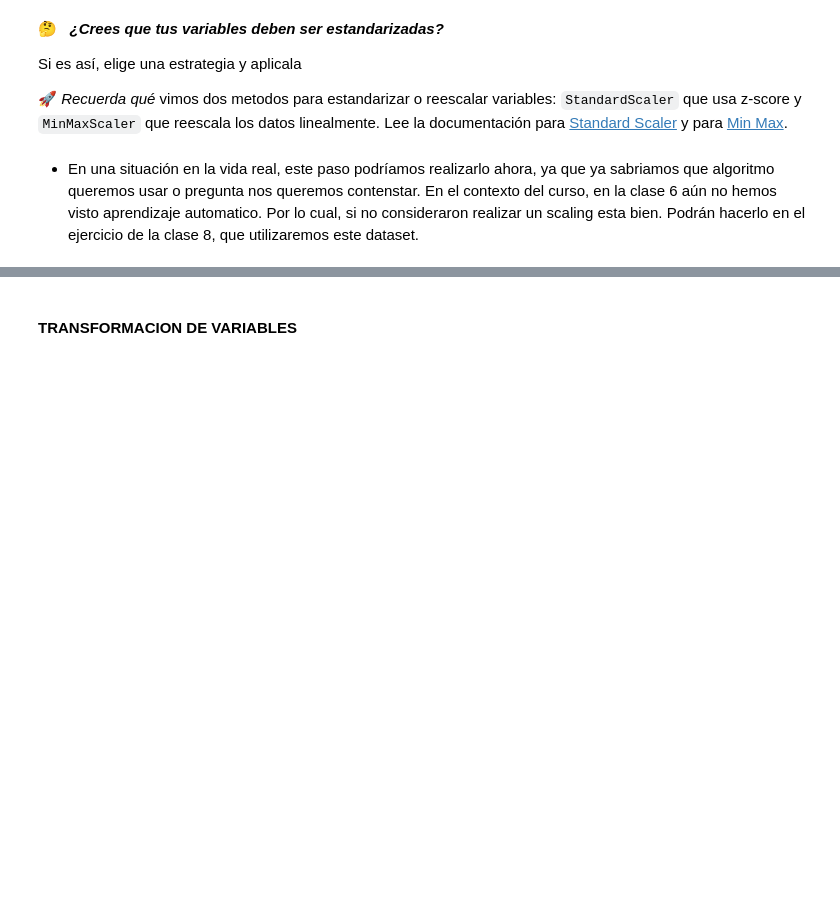
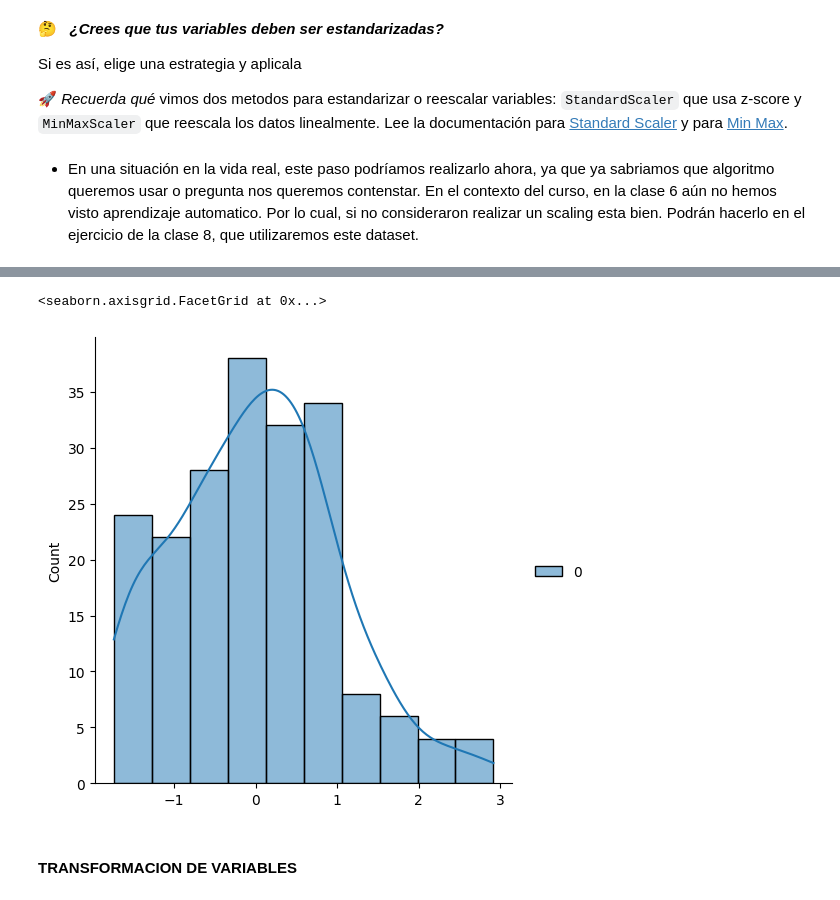
Before and after one commit to antonellafontanetto/DataScience, a Jupyter notebook: Notebook_13.ipynb, the cells around one changed output, grey strips where cells are left out. Cells and saved outputs as stored; diff of their text form; code cells hidden in the pictures; blank space fills up the shorter version.

```diff
--- a/Notebook_13.ipynb
+++ b/Notebook_13.ipynb
@@ -27,3 +85,8 @@ Si es así, elige una estrategia y aplicala
+# %%
+sns.displot(income_scale, kde=True)
+# %% [output]
+<seaborn.axisgrid.FacetGrid at 0x...>
+[figure, added]
 # %% [markdown]
 #### TRANSFORMACION DE VARIABLES
 # %% [markdown]
```
Also changed, not shown: parts of 15 cells of this notebook.
